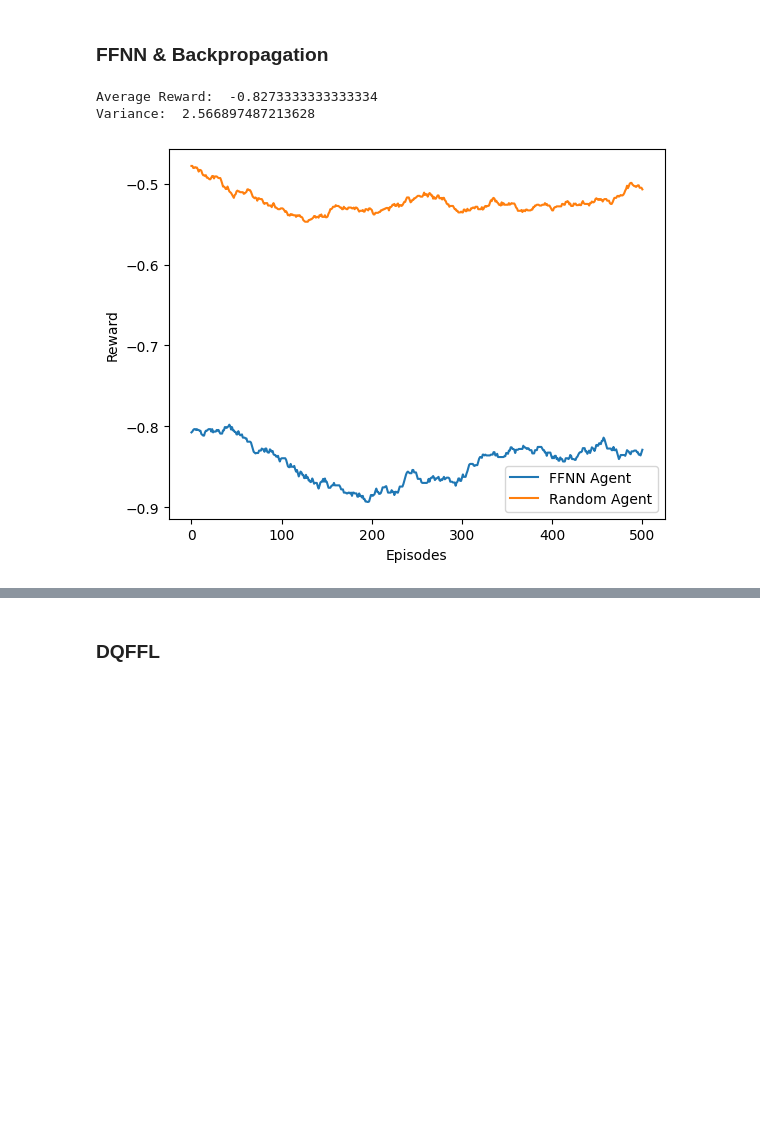
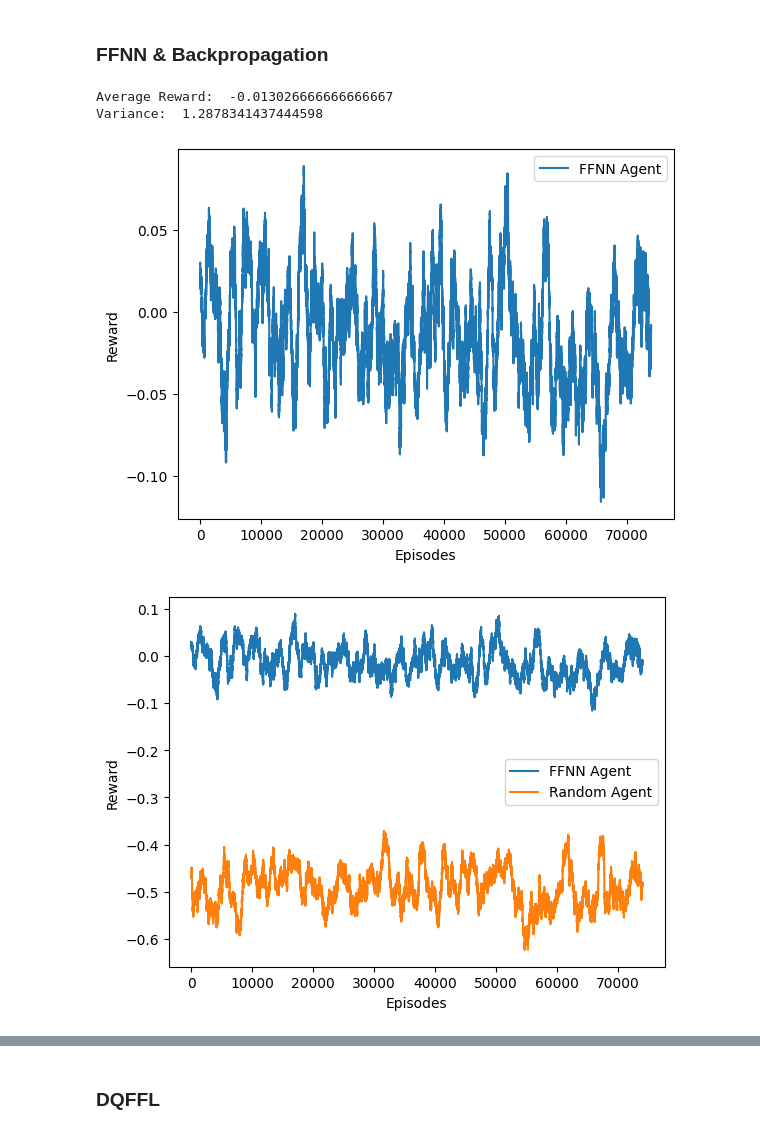
Before and after one commit to Floris93100/Blackjack-FFNN, a Jupyter notebook: src/FFNN_blackjack.ipynb, the cells around one changed output, grey strips where cells are left out. Drawn from its saved outputs; the diff is of its cells as text; code cells hidden in the pictures; blank space fills up the shorter version.

```diff
--- a/src/FFNN_blackjack.ipynb
+++ b/src/FFNN_blackjack.ipynb
@@ -37,7 +37,7 @@ using cpu
 # %%
 env = BlackjackEnv(natural=True)
 
-episodes = 30 #75000
+episodes = 75000
 collect_data = True
 # %%
 KEY = {0: 'STAND', 1:'HIT', 2:'DOUBLE', 3: 'SPLIT'}
@@ -515,8 +509,8 @@ print(df_sorted.head(3))
 # %%
 # Best model hyperparameters
-architecture_best = [9,30,30,30,30]
-threshold_best = 0.5
-learning_rate_best = 0.01
+architecture_best = [9,2000,2000,2000,2000]
+threshold_best = 10
+learning_rate_best = 0.001
 epochs = 240
 batch_size = 64
 lr_decay = 0
@@ -681,25 +733,26 @@ rewards_basic_strategy = random_basic_rewards[1]
 # %%
 # FFNN hyperparameters
 model_path = '../models/best_model.pth'
 layers = architecture_best
 threshold = threshold_best
 lr = learning_rate_best
 
 agent = FFNNAgent(
     env,
     model_path=model_path,
     device=device,
     layers=layers,
     threshold=threshold,
     lr=lr,
     filename="ffnn_agent"
 )
 
 rewards_FFNN = play_game(env, episodes, agent, collect_data)
-plot_reward([rewards_FFNN], "FFNN Agent", "ffnn_random_agent", ["FFNN Agent"])
+plot_reward([rewards_FFNN], "FFNN Agent", "ffnn_agent", ["FFNN Agent"])
 plot_reward([rewards_FFNN, rewards_random], "FFNN Agent", "ffnn_random_agent", ["FFNN Agent", "Random Agent"])
-plot_reward([rewards_FFNN, rewards_basic_strategy, rewards_random], "FFNN Agent", "ffnn_random_agent", ["FFNN Agent", "Basic Strategy Agent", "Random Agent"])
+plot_reward([rewards_FFNN, rewards_basic_strategy, rewards_random], "FFNN Agent", "ffnn_random_basic_agent", ["FFNN Agent", "Basic Strategy Agent", "Random Agent"])
 # %% [output]
-Average Reward:  -0.8273333333333334
-Variance:  2.566897487213628
+Average Reward:  -0.013026666666666667
+Variance:  1.2878341437444598
-[figure, old version]
+[figure, new version]
+[figure, added]
```
Also changed, not shown: parts of 27 cells of this notebook, 1 other file.
